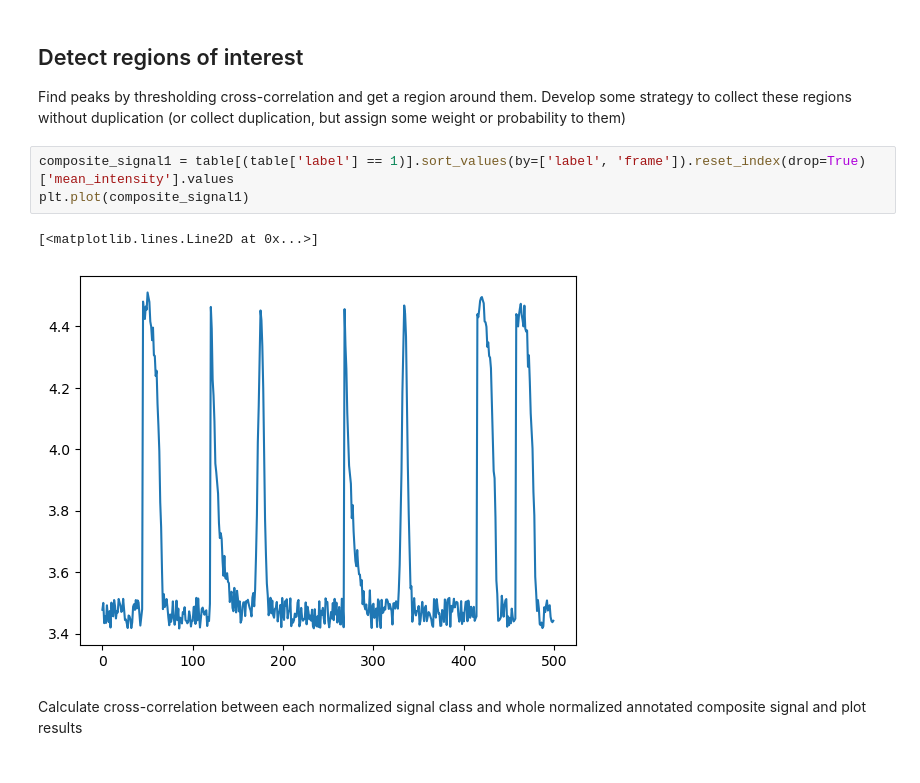
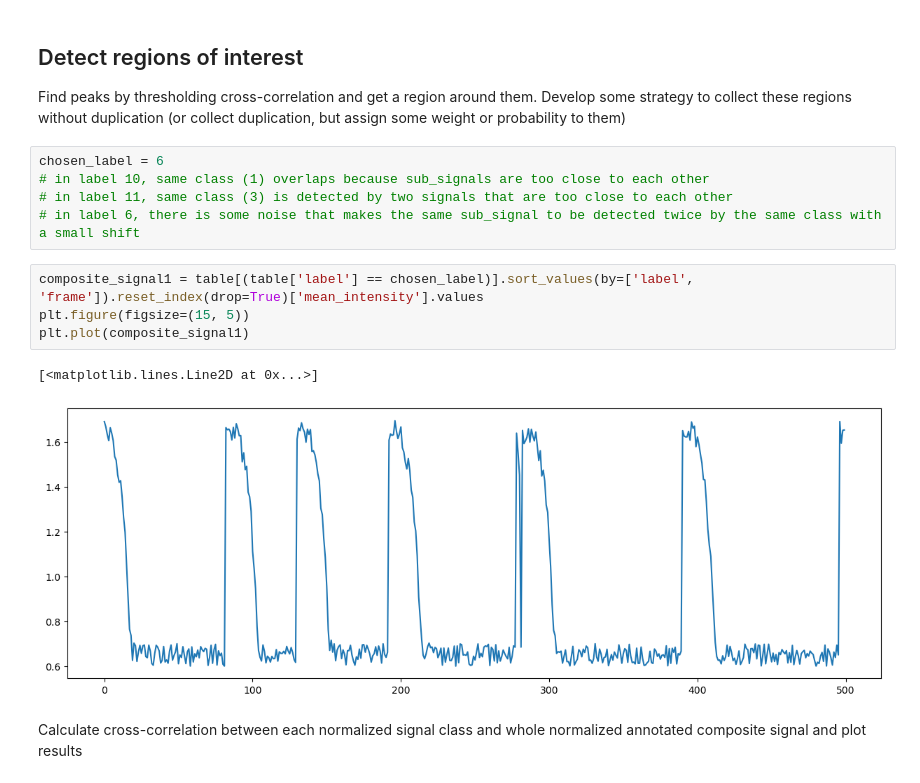
Before and after one commit to zoccoler/napari-signal-classifier, a Jupyter notebook: notebooks/WIP_sub_signal_classification_step_by_step.ipynb, the cells around one changed output. Drawn from its saved outputs; the diff is of its cells as text.

```diff
--- a/notebooks/WIP_sub_signal_classification_step_by_step.ipynb
+++ b/notebooks/WIP_sub_signal_classification_step_by_step.ipynb
@@ -785,12 +782,18 @@ plt.tight_layout()
 ## Detect regions of interest
 Find peaks by thresholding cross-correlation and get a region around them.
 Develop some strategy to collect these regions without duplication (or collect duplication, but assign some weight or probability to them)
+# %%
+chosen_label = 6
+# in label 10, same class (1) overlaps because sub_signals are too close to each other
+# in label 11, same class (3) is detected by two signals that are too close to each other
+# in label 6, there is some noise that makes the same sub_signal to be detected twice by the same class with a small shift
 # %%
-composite_signal1 = table[(table['label'] == 1)].sort_values(by=['label', 'frame']).reset_index(drop=True)['mean_intensity'].values
+composite_signal1 = table[(table['label'] == chosen_label)].sort_values(by=['label', 'frame']).reset_index(drop=True)['mean_intensity'].values
+plt.figure(figsize=(15, 5))
 plt.plot(composite_signal1)
 # %% [output]
 [<matplotlib.lines.Line2D at 0x...>]
-[figure, old version]
+[figure, new version]
 # %% [markdown]
 Calculate cross-correlation between each normalized signal class and whole normalized annotated composite signal and plot results
 # %%
```
Also changed, not shown: parts of 66 cells of this notebook.
